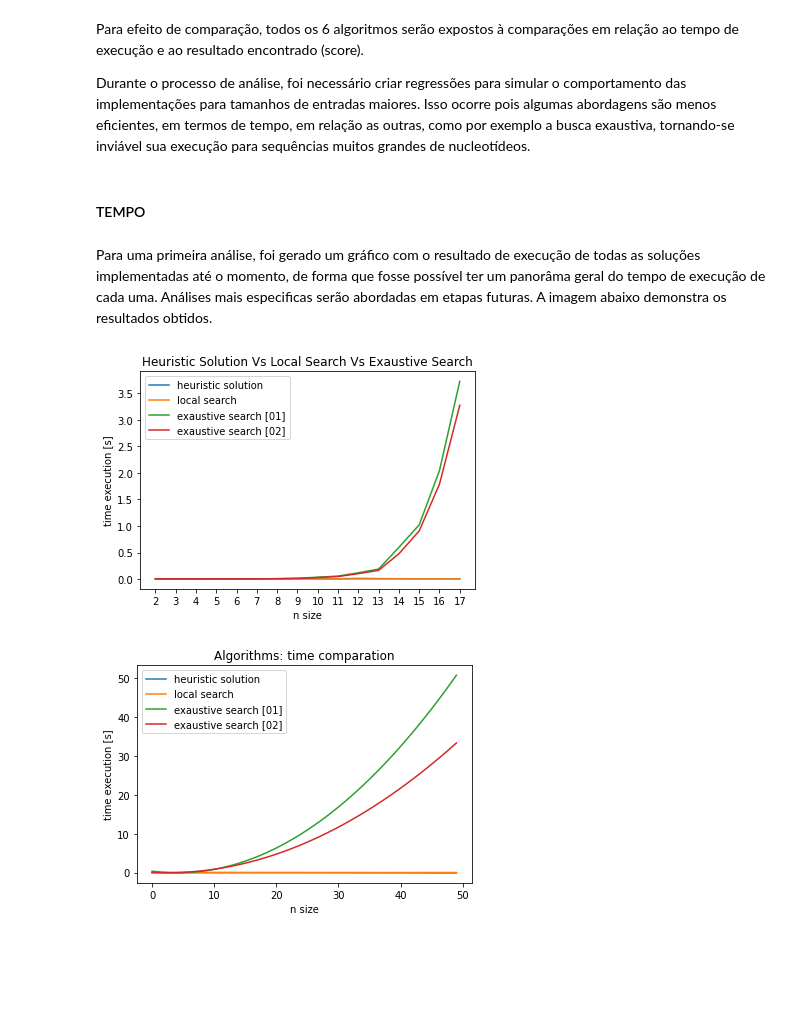
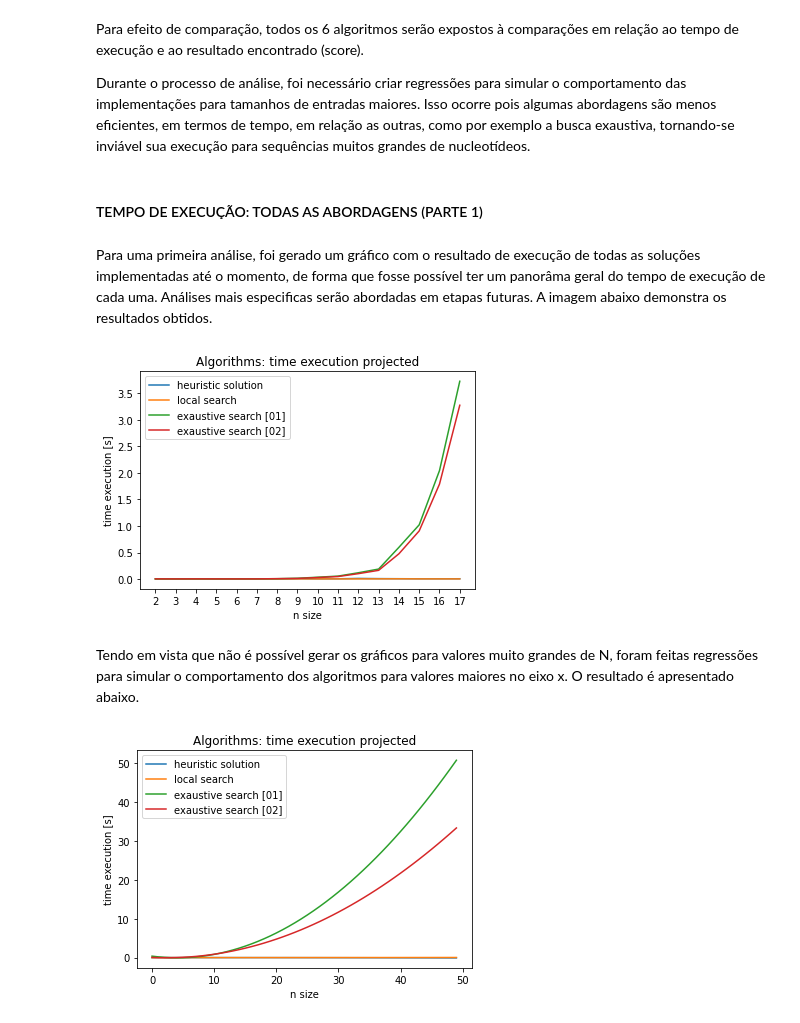
Before and after one commit to fernandocfbf/super-comp-final-results, a Jupyter notebook: relatorio_final.ipynb, the cells around one changed output. Drawn from its saved outputs; the diff is of its cells as text; code cells hidden in the pictures; blank space fills up the shorter version.

Commit message:
feat: adding time execution analisys

```diff
--- a/relatorio_final.ipynb
+++ b/relatorio_final.ipynb
@@ -57,8 +62,8 @@ Nessa abordagem, temos uma estratégia extremamente parecida com a anterior, por
 Para efeito de comparação, todos os 6 algoritmos serão expostos à comparações em relação ao tempo de execução e ao resultado encontrado (score).
 
 Durante o processo de análise, foi necessário criar regressões para simular o comportamento das implementações para tamanhos de entradas maiores. Isso ocorre pois algumas abordagens são menos eficientes, em termos de tempo, em relação as outras, como por exemplo a busca exaustiva, tornando-se inviável sua execução para sequências muitos grandes de nucleotídeos.
-# %% [markdown]
-#### TEMPO
+# %% [markdown]
+#### TEMPO DE EXECUÇÃO: TODAS AS ABORDAGENS (PARTE 1)
 # %% [markdown]
 Para uma primeira análise, foi gerado um gráfico com o resultado de execução de todas as soluções implementadas até o momento, de forma que fosse possível ter um panorâma geral do tempo de execução de cada uma. Análises mais especificas serão abordadas em etapas futuras. A imagem abaixo demonstra os resultados obtidos.
 # %%
@@ -70,12 +75,14 @@ input_list = ["input{0}".format(str(i)) for i in range(0, 998)]
 # %%
 input_cut = 16
 results = load_results("./results/hle.pkl")
-print_lines(results, n_size_list[0:input_cut], "Heuristic Solution Vs Local Search Vs Exaustive Search", "n size", "time execution [s]", "clock")
+print_lines(results, n_size_list[0:input_cut], "Algorithms: time execution projected", "n size", "time execution [s]", "clock")
 # %% [output]
-[figure, old version]
+[figure, new version]
+# %% [markdown]
+Tendo em vista que não é possível gerar os gráficos para valores muito grandes de N, foram feitas regressões para simular o comportamento dos algoritmos para valores maiores no eixo x. O resultado é apresentado abaixo.
 # %%
 project_cut = 50
 projected_results = project_results(results, 0, project_cut)
-print_lines(projected_results, range(0, project_cut), "Algorithms: time comparation", "n size", "time execution [s]", "clock")
+print_lines(projected_results, range(0, project_cut), "Algorithms: time execution projected", "n size", "time execution [s]", "clock")
 # %% [output]
-[figure, old version]
+[figure, new version]
```
Also changed, not shown: parts of 8 cells of this notebook, 2 other files.
